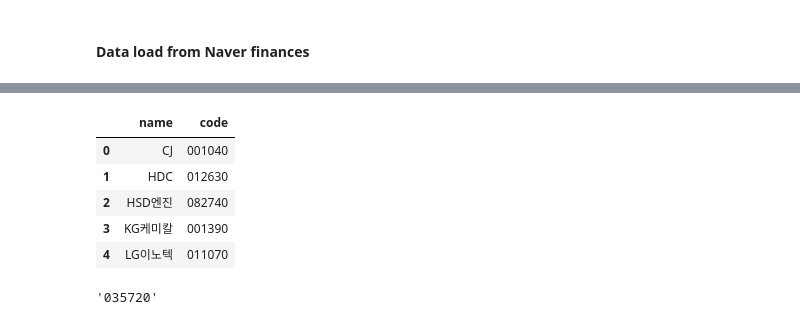
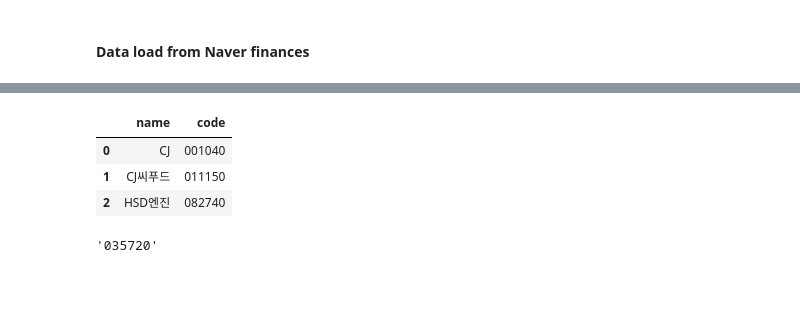
Before and after one commit to GoetheLee/WebCrawlerStudy, a Jupyter notebook: Etrade/get_stock_price.ipynb, the cells around one changed output, grey strips where cells are left out. Saved outputs shown, nothing was run; the diff lists cells and outputs as text; code cells hidden in the pictures; blank space fills up the shorter version.

```diff
--- a/Etrade/get_stock_price.ipynb
+++ b/Etrade/get_stock_price.ipynb
@@ -25,13 +17,11 @@ code_df = code_df[['회사명', '종목코드']]
 code_df = code_df.rename(columns={'회사명': 'name', '종목코드': 'code'})
 # %%
-code_df.head()
+code_df.head(3)
 # %% [output]
 |  | name | code |
 | 0 | CJ | 001040 |
-| 1 | HDC | 012630 |
+| 1 | CJ씨푸드 | 011150 |
 | 2 | HSD엔진 | 082740 |
-| 3 | KG케미칼 | 001390 |
-| 4 | LG이노텍 | 011070 |
 # %%
 def get_code (item_name, code_df=code_df):
     code = code_df.query("name=='{}'".format(item_name))['code'].to_string(index=False)
```
Also changed, not shown: parts of 14 cells of this notebook, 2 other files.
